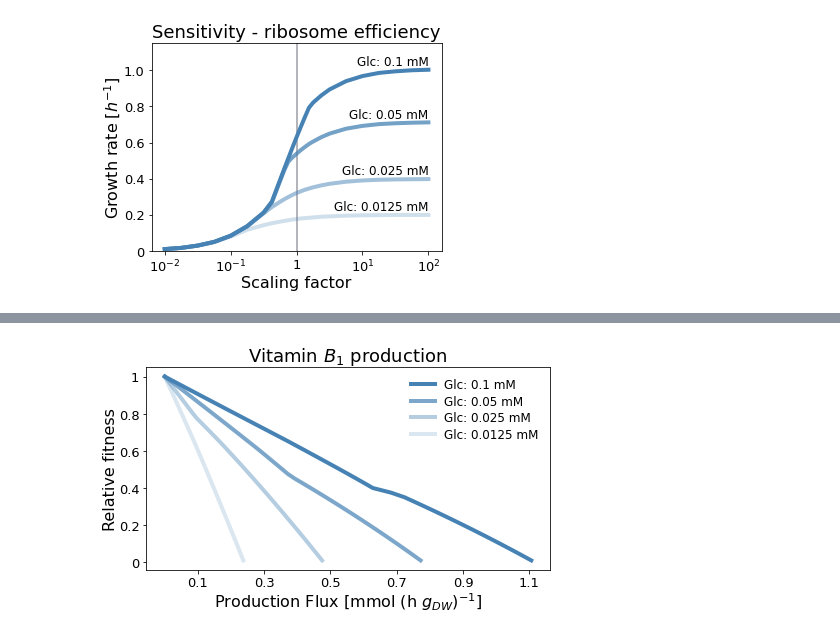
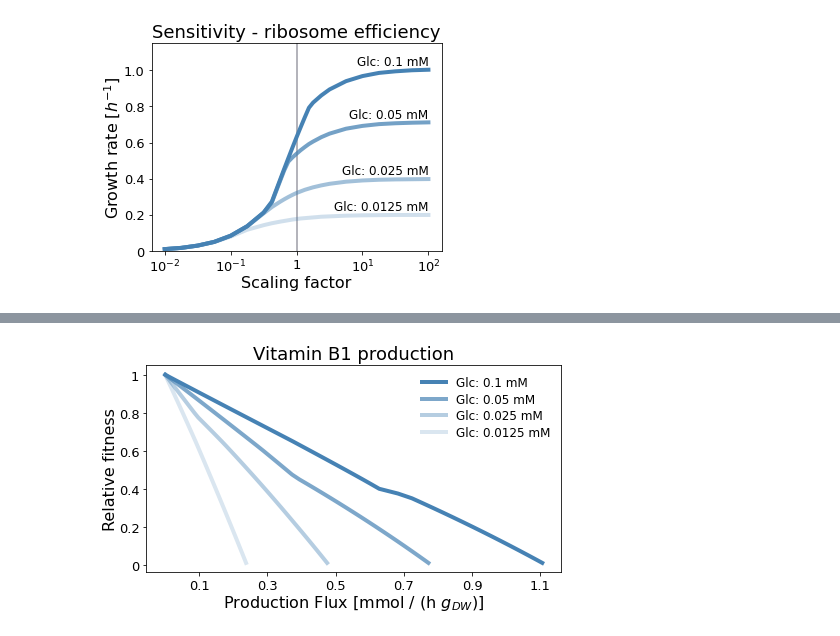
Before and after one commit to SysBioInra/rbatools, a Jupyter notebook: figure_for_manuscript/Figures_reviewed_article.ipynb, the cells around one changed output, grey strips where cells are left out. Saved outputs shown, nothing was run; the diff lists cells and outputs as text; code cells hidden in the pictures.

```diff
--- a/figure_for_manuscript/Figures_reviewed_article.ipynb
+++ b/figure_for_manuscript/Figures_reviewed_article.ipynb
@@ -480,7 +495,6 @@ def plot_biotech_application(ax,input_data):
                   0.025:0.4,
                   0.05:0.7,
                   0.1:1}
-
 
     ax.plot(input_data['Excretion_fluxes'][0.1],[i/input_data['Growth_rates'][0.1][-1] for i in input_data['Growth_rates'][0.1]],
                 color=color_dict[0.1], label="Glc: 0.1 mM",alpha=alpha_dict[0.1],linewidth=4)
@@ -496,8 +510,16 @@ def plot_biotech_application(ax,input_data):
     ax.set_xticks([0.1,0.3,0.5,0.7,0.9,1.1])
     ax.set_xticklabels([0.1,0.3,0.5,0.7,0.9,1.1],fontsize=ticklabel_fontsize)
     ax.set_ylabel("Relative fitness",fontsize=axislabel_fontsize,labelpad=labelpad_axislables)
-    ax.set_xlabel("Production Flux [mmol (h $g_{DW}$)$^{-1}$]",fontsize=axislabel_fontsize,labelpad=labelpad_axislables)
-    ax.set_title("Vitamin $B_1$ production",fontsize=title_font_size)
+#    ax.set_xlabel("Production Flux [mmol (h $g_{DW}$)$^{-1}$]",fontsize=axislabel_fontsize,labelpad=labelpad_axislables)
+    ax.set_xlabel("Production Flux [mmol / (h $g_{DW}$)]",fontsize=axislabel_fontsize,labelpad=labelpad_axislables)
+    ax.set_title("Vitamin B1 production",fontsize=title_font_size)
+
+    #ax2=ax.twinx()
+    #ax2.scatter([1.1,1.1],[0,1])
+    #ax2.tick_params(axis='y', labelcolor="white")
+    #ax2.set_yticks([0,1])
+    #ax2.set_yticklabels([0.0,1.1],fontsize=ticklabel_fontsize,color="white")
+    #ax2.set_ylabel("",color="white")
 # %%
 def plot_local_enzyme_sensitivities(ax,input_data):
     seaborn.histplot(data=input_data.query("Scaled_Sensitivity != 0"),
@@ -669,8 +665,8 @@ plt.savefig('Pareto_front_review.png',dpi=500)
 # %%
-fig = plt.figure(figsize=(6.5,4),constrained_layout=True)
+fig = plt.figure(figsize=(6.66,4),constrained_layout=True)
 ax = fig.add_subplot(111)
 plot_biotech_application(ax=ax,input_data=biotech_application_results)
 plt.tight_layout()
 plt.savefig('Vitamin_B1_review.png',dpi=500)
 # %% [output]
-[figure, old version]
+[figure, new version]
```
Also changed, not shown: parts of 14 cells of this notebook.
